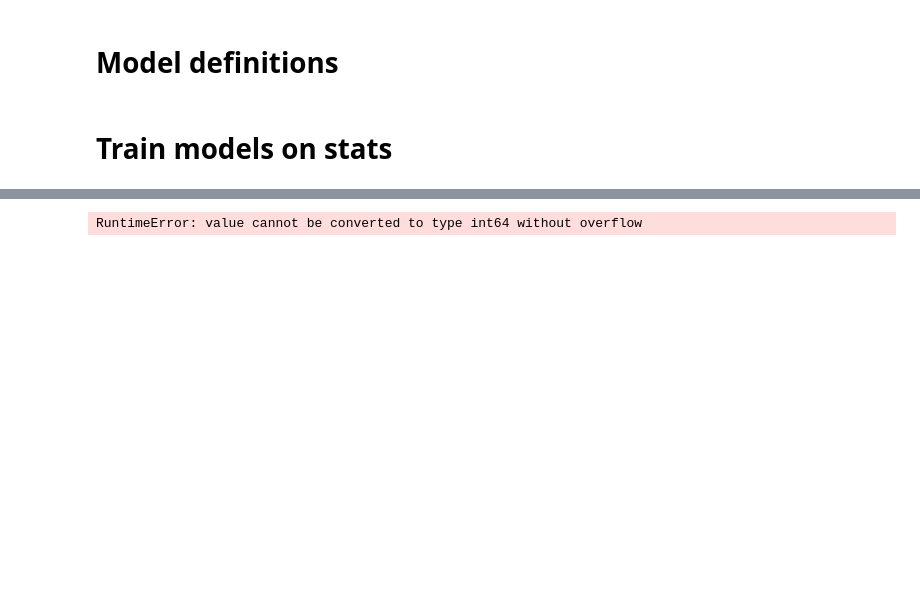
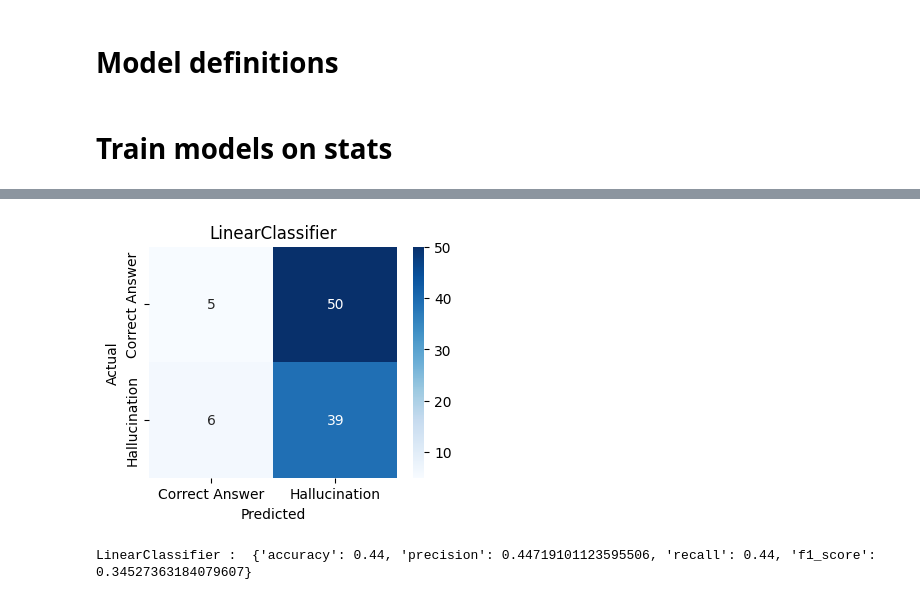
Before and after one commit to leap-laboratories/PIZZA, a Jupyter notebook: examples/hallucination_detection.ipynb, the cells around one changed output, grey strips where cells are left out. Cells and saved outputs as stored; diff of their text form; code cells hidden in the pictures; blank space fills up the shorter version.

```diff
--- a/examples/hallucination_detection.ipynb
+++ b/examples/hallucination_detection.ipynb
@@ -190,14 +154,12 @@ class HallucinationDataset(Dataset):
         self.sequences = df[X_columns].values
         self.labels = df[y_column].values
 
-        print('sequences', self.sequences)
-        print('labels', self.labels)
-
     def __len__(self):
         return len(self.sequences)
 
     def __getitem__(self, idx):
-        sequence = torch.tensor(self.sequences[idx], dtype=torch.float32)
+        sequence = np.array([np.array(seq, dtype=np.float32) for seq in self.sequences[idx]])
+        sequence = torch.tensor(sequence).reshape(-1)
         label = torch.tensor(self.labels[idx], dtype=torch.long)
         return sequence, label
 
@@ -427,7 +375,11 @@ class SimpleRNN(nn.Module):
 # %% [markdown]
 # Train models on stats
 # %%
-input_shape = sample_len
+X_sample, y_sample = stats_train_dataset.sample(1)
+input_shape = X_sample.shape[-1]
+
+device = torch.device("cuda" if torch.cuda.is_available() else "cpu")
+device = torch.device("mps") if torch.backends.mps.is_available() else device
 
 criterion = nn.CrossEntropyLoss()
 
@@ -437,6 +389,7 @@ optimizer = optim.Adam
 
 for name, model in stats_models.items():
     print(f"\nTraining {name}...")
+    model.to(device)
     train_model(
         model,
         stats_train_loader,
@@ -445,8 +398,9 @@ for name, model in stats_models.items():
         optimizer(model.parameters(), lr=0.01),
         epochs=20,
         log_freq=5,
+        device=device,
     )
 
-    show_eval(name, model, stats_val_loader)
+    show_eval(name, model, stats_val_loader, device=device)
 # %% [output]
 Training LinearClassifier...
@@ -453,2 +411,3 @@ Training LinearClassifier...
+[figure, added]
-RuntimeError: value cannot be converted to type int64 without overflow
+LinearClassifier :  {'accuracy': 0.44, 'precision': 0.44719101123595506, 'recall': 0.44, 'f1_score': 0.34527363184079607}
 # %%
```
Also changed, not shown: parts of 8 cells of this notebook, 1 other file.
